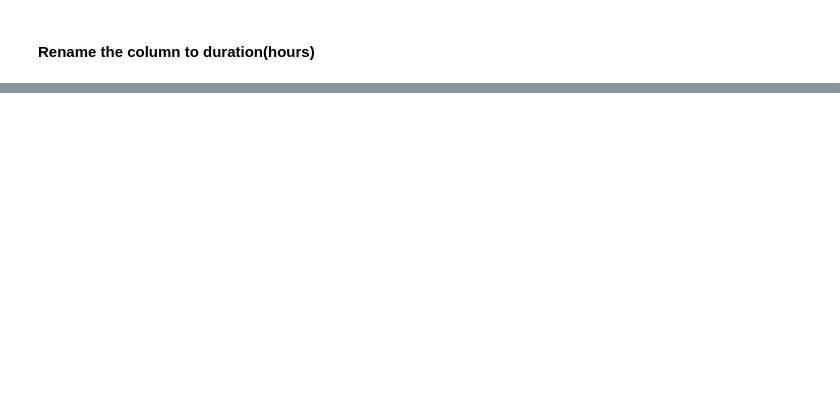
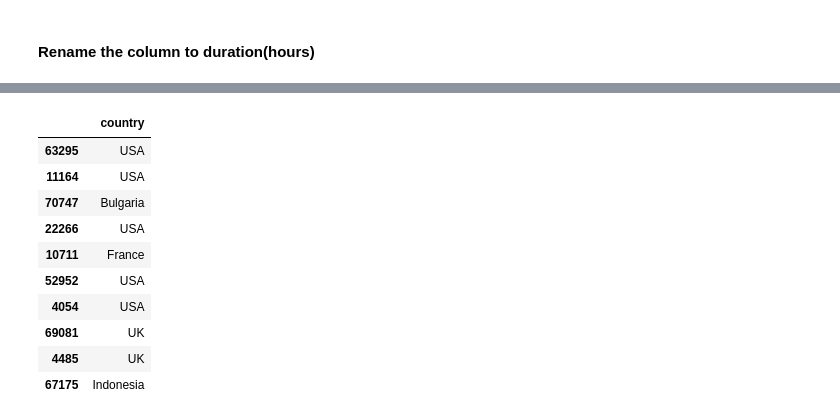
Before and after one commit to anandavii/IMDB_Movie_Cleaning_Python, a Jupyter notebook: imdb movie cleaning.ipynb, the cells around one changed output, grey strips where cells are left out. Drawn from its saved outputs; the diff is of its cells as text; code cells hidden in the pictures; blank space fills up the shorter version.

Commit message:
Cleaned the column country

```diff
--- a/imdb movie cleaning.ipynb
+++ b/imdb movie cleaning.ipynb
@@ -300,0 +318,16 @@ mv[['duration(hours)']].sample(10)
+# %%
+# clean the data to keep only one country for each movie
+mv['country'] = mv['country'].str.split(',').str[0]
+mv[['country']].sample(10)
+# %% [output]
+|  | country |
+| 63295 | USA |
+| 11164 | USA |
+| 70747 | Bulgaria |
+| 22266 | USA |
+| 10711 | France |
+| 52952 | USA |
+| 4054 | USA |
+| 69081 | UK |
+| 4485 | UK |
+| 67175 | Indonesia |
```
Also changed, not shown: parts of 14 cells of this notebook.
